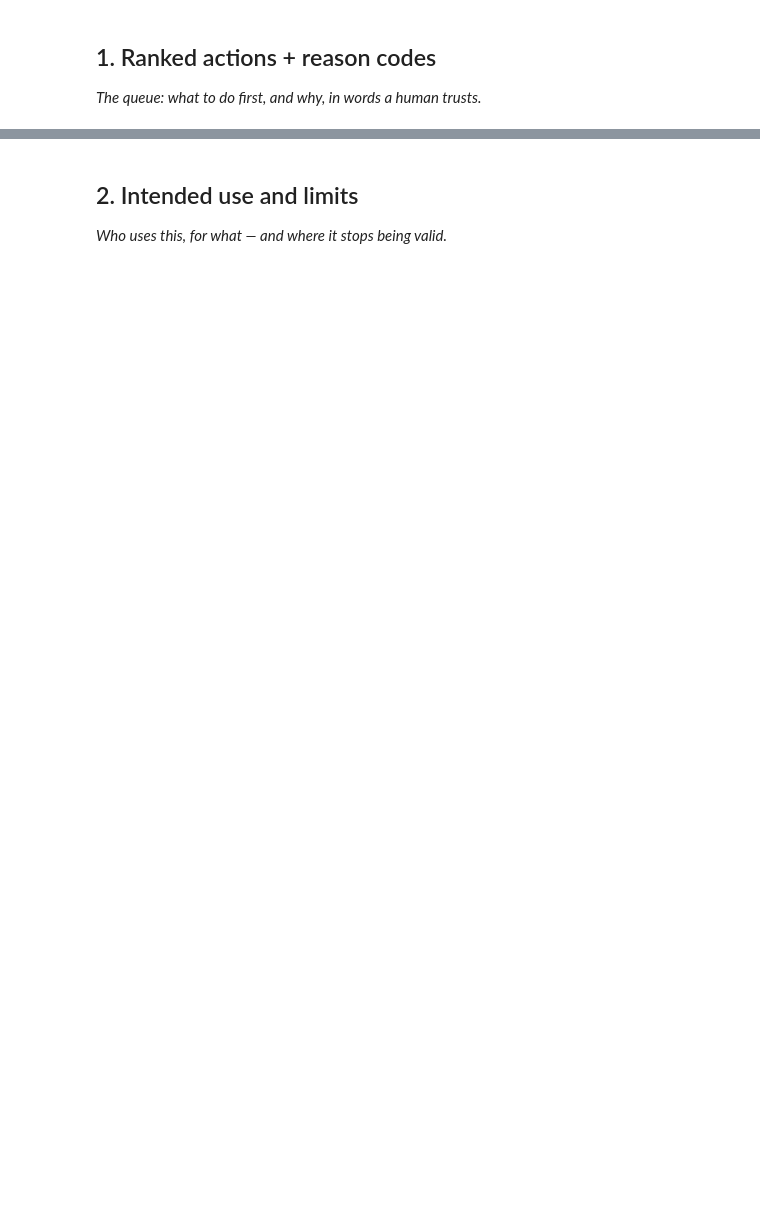
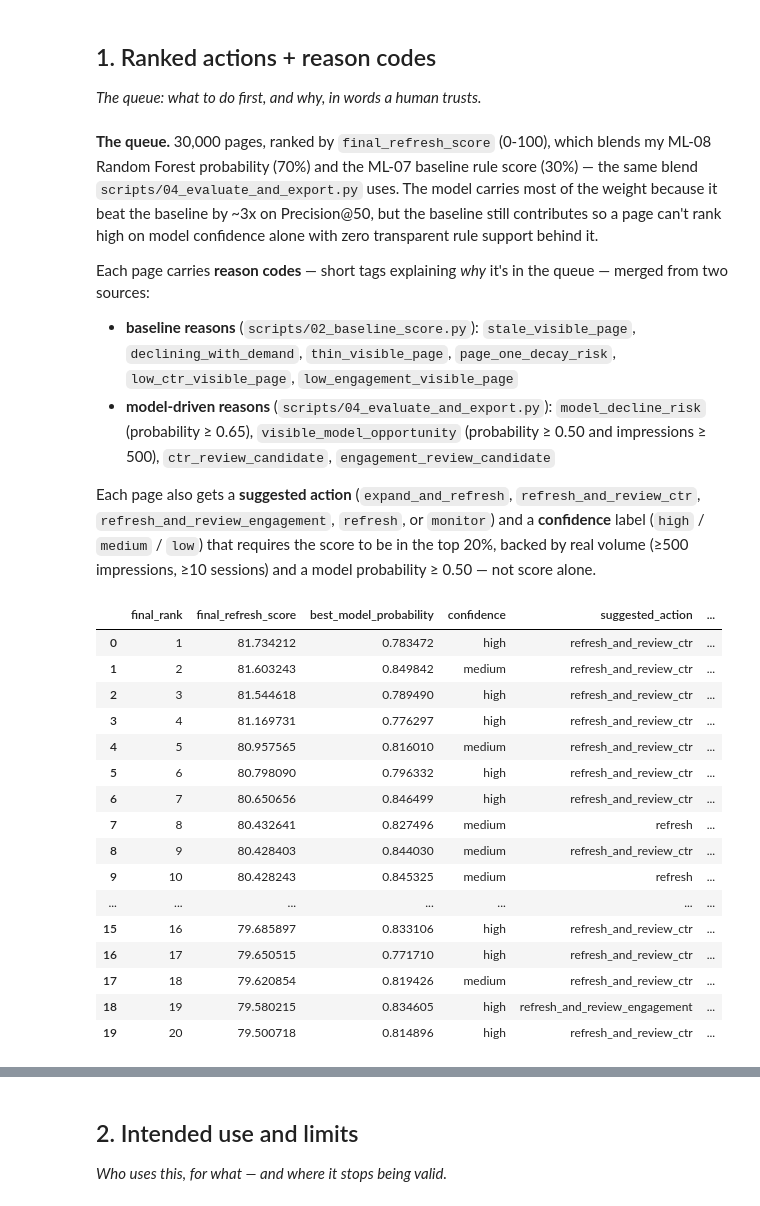
Before and after one commit to LaibaSabir1/flyrank-ml-internship-laiba_sabir, a Jupyter notebook: work/notebooks/w07_action_playbook.ipynb, the cells around one changed output, grey strips where cells are left out. Drawn from its saved outputs; the diff is of its cells as text; code cells hidden in the pictures; blank space fills up the shorter version.

```diff
--- a/work/notebooks/w07_action_playbook.ipynb
+++ b/work/notebooks/w07_action_playbook.ipynb
@@ -10,3 +50,73 @@ This skeleton is yours to fill. Work the sections **in order** — each one has
 ## 1. Ranked actions + reason codes
 
 *The queue: what to do first, and why, in words a human trusts.*
+# %%
+from IPython.display import Markdown, display
+
+queue = pd.read_csv("outputs/refresh_queue.csv")
+results = json.load(open("outputs/model_results.json"))
+
+display(Markdown(f"""
+**The queue.** {len(queue):,} pages, ranked by `final_refresh_score` (0-100), which blends my
+ML-08 Random Forest probability (70%) and the ML-07 baseline rule score (30%) — the same blend
+`scripts/04_evaluate_and_export.py` uses. The model carries most of the weight because it beat
+the baseline by ~3x on Precision@50, but the baseline still contributes so a page can't rank
+high on model confidence alone with zero transparent rule support behind it.
+
+Each page carries **reason codes** — short tags explaining *why* it's in the queue — merged
+from two sources:
+- **baseline reasons** (`scripts/02_baseline_score.py`): `stale_visible_page`,
+  `declining_with_demand`, `thin_visible_page`, `page_one_decay_risk`,
+  `low_ctr_visible_page`, `low_engagement_visible_page`
+- **model-driven reasons** (`scripts/04_evaluate_and_export.py`): `model_decline_risk`
+  (probability ≥ 0.65), `visible_model_opportunity` (probability ≥ 0.50 and impressions ≥ 500),
+  `ctr_review_candidate`, `engagement_review_candidate`
+
+Each page also gets a **suggested action** (`expand_and_refresh`, `refresh_and_review_ctr`,
+`refresh_and_review_engagement`, `refresh`, or `monitor`) and a **confidence** label
+(`high` / `medium` / `low`) that requires the score to be in the top 20%, backed by real
+volume (≥500 impressions, ≥10 sessions) and a model probability ≥ 0.50 — not score alone.
+"""))
+
+queue.head(20)[[
+    "final_rank", "final_refresh_score", "best_model_probability", "confidence",
+    "suggested_action", "final_reason_codes", "impressions_90d", "avg_position", "trend_direction"
+]]
+# %% [output]
+
+**The queue.** 30,000 pages, ranked by `final_refresh_score` (0-100), which blends my
+ML-08 Random Forest probability (70%) and the ML-07 baseline rule score (30%) — the same blend
+`scripts/04_evaluate_and_export.py` uses. The model carries most of the weight because it beat
+the baseline by ~3x on Precision@50, but the baseline still contributes so a page can't rank
+high on model confidence alone with zero transparent rule support behind it.
+
+Each page carries **reason codes** — short tags explaining *why* it's in the queue — merged
+from two sources:
+- **baseline reasons** (`scripts/02_baseline_score.py`): `stale_visible_page`,
+  `declining_with_demand`, `thin_visible_page`, `page_one_decay_risk`,
+  `low_ctr_visible_page`, `low_engagement_visible_page`
+- **model-driven reasons** (`scripts/04_evaluate_and_export.py`): `model_decline_risk`
+  (probability ≥ 0.65), `visible_model_opportunity` (probability ≥ 0.50 and impressions ≥ 500),
+  `ctr_review_candidate`, `engagement_review_candidate`
+
+Each page also gets a **suggested action** (`expand_and_refresh`, `refresh_and_review_ctr`,
+`refresh_and_review_engagement`, `refresh`, or `monitor`) and a **confidence** label
+(`high` / `medium` / `low`) that requires the score to be in the top 20%, backed by real
+volume (≥500 impressions, ≥10 sessions) and a model probability ≥ 0.50 — not score alone.
+|  | final_rank | final_refresh_score | best_model_probability | confidence | suggested_action | ... |
+| 0 | 1 | 81.734212 | 0.783472 | high | refresh_and_review_ctr | ... |
+| 1 | 2 | 81.603243 | 0.849842 | medium | refresh_and_review_ctr | ... |
+| 2 | 3 | 81.544618 | 0.789490 | high | refresh_and_review_ctr | ... |
+| 3 | 4 | 81.169731 | 0.776297 | high | refresh_and_review_ctr | ... |
+| 4 | 5 | 80.957565 | 0.816010 | medium | refresh_and_review_ctr | ... |
+| 5 | 6 | 80.798090 | 0.796332 | high | refresh_and_review_ctr | ... |
+| 6 | 7 | 80.650656 | 0.846499 | high | refresh_and_review_ctr | ... |
+| 7 | 8 | 80.432641 | 0.827496 | medium | refresh | ... |
+| 8 | 9 | 80.428403 | 0.844030 | medium | refresh_and_review_ctr | ... |
+| 9 | 10 | 80.428243 | 0.845325 | medium | refresh | ... |
+| ... | ... | ... | ... | ... | ... | ... |
+| 15 | 16 | 79.685897 | 0.833106 | high | refresh_and_review_ctr | ... |
+| 16 | 17 | 79.650515 | 0.771710 | high | refresh_and_review_ctr | ... |
+| 17 | 18 | 79.620854 | 0.819426 | medium | refresh_and_review_ctr | ... |
+| 18 | 19 | 79.580215 | 0.834605 | high | refresh_and_review_engagement | ... |
+| 19 | 20 | 79.500718 | 0.814896 | high | refresh_and_review_ctr | ... |
```
Also changed, not shown: parts of 14 cells of this notebook.
